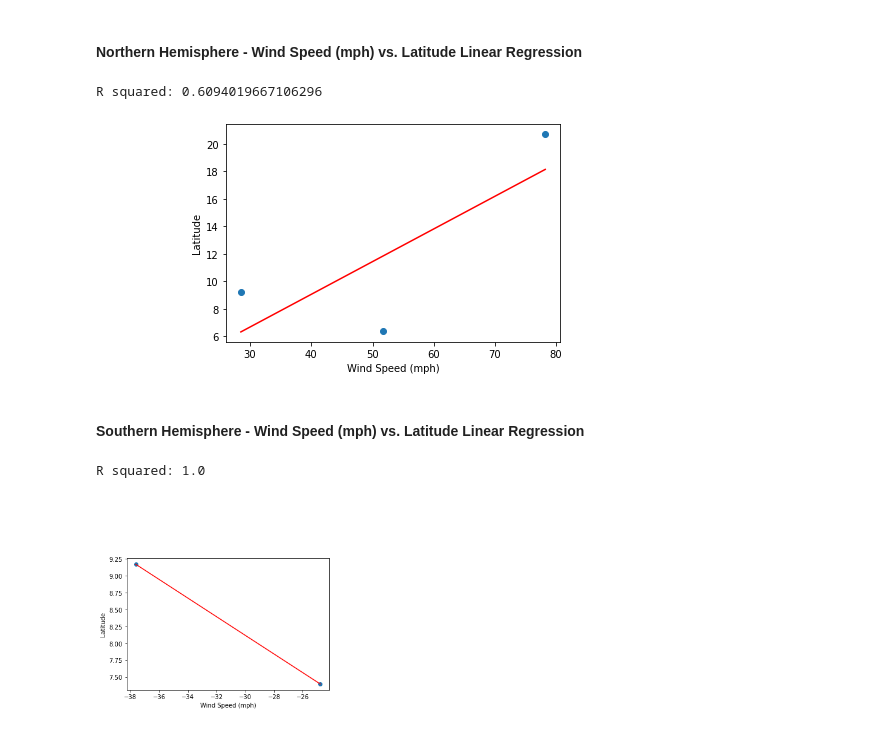
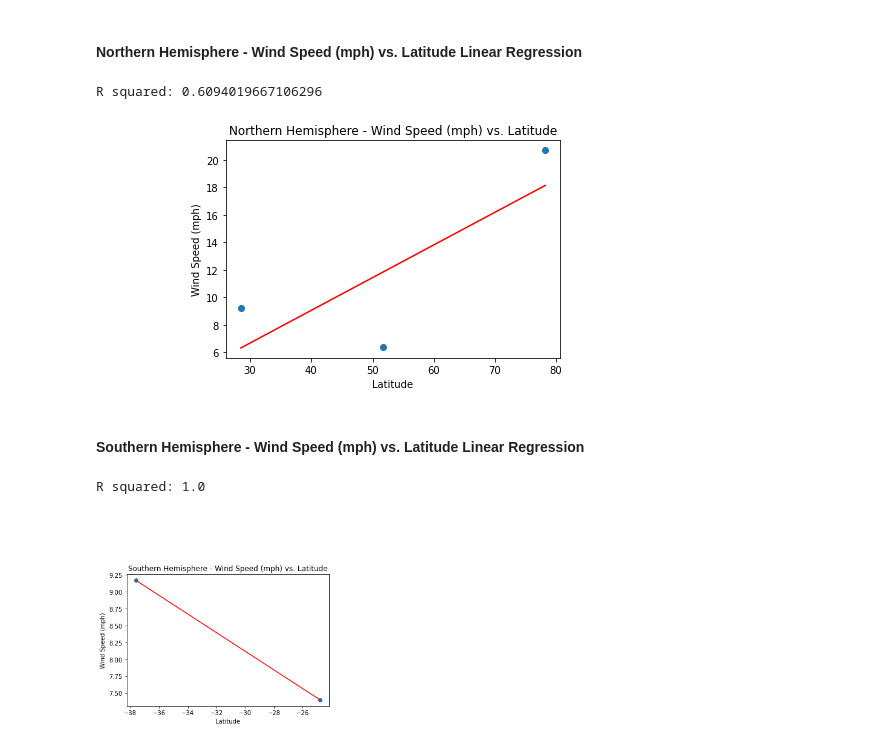
Before and after one commit to tonju27/python-api-challenge, a Jupyter notebook: WeatherPy/WeatherPy.ipynb, the cells around one changed output. Saved outputs shown, nothing was run; the diff lists cells and outputs as text; code cells hidden in the pictures.

```diff
--- a/WeatherPy/WeatherPy.ipynb
+++ b/WeatherPy/WeatherPy.ipynb
@@ -489,36 +483,39 @@ R squared: 1.0
 # %% [markdown]
 ####  Northern Hemisphere - Wind Speed (mph) vs. Latitude Linear Regression
 # %%
+# assign x and y values
 x_values = northern["lat"]
 y_values = northern["wind"]
 
 # Run linear regression
 (slope, intercept, rvalue, pvalue, stderr) = linregress(x_values, y_values)
 regress_values = x_values * slope + intercept
 line_eq = "y = " + str(round(slope,2)) + "x + " + str(round(intercept,2))
 
 # Plot scatter plot
 plt.scatter(x_values,y_values)
 
 # Plot regression line
 plt.plot(x_values,regress_values,"r-")
 plt.annotate(line_eq,(6,10),fontsize=15,color="red")
 
 # Label plot
-plt.xlabel('Wind Speed (mph)')
-plt.ylabel('Latitude')
+plt.ylabel('Wind Speed (mph)')
+plt.xlabel('Latitude')
+plt.title('Northern Hemisphere - Wind Speed (mph) vs. Latitude')
 
 # Print r square value
 print(f"R squared: {rvalue**2}")
 
 # Show plot
 plt.show()
 # %% [output]
 R squared: 0.6094019667106296
-[figure, old version]
+[figure, new version]
 # %% [markdown]
 ####  Southern Hemisphere - Wind Speed (mph) vs. Latitude Linear Regression
 # %%
+# assign x and y values
 x_values = southern["lat"]
 y_values = southern["wind"]
 
@@ -535,8 +532,9 @@ plt.plot(x_values,regress_values,"r-")
 plt.annotate(line_eq,(6,10),fontsize=15,color="red")
 
 # Label plot
-plt.xlabel('Wind Speed (mph)')
-plt.ylabel('Latitude')
+plt.ylabel('Wind Speed (mph)')
+plt.xlabel('Latitude')
+plt.title('Southern Hemisphere - Wind Speed (mph) vs. Latitude')
 
 # Print r square value
 print(f"R squared: {rvalue**2}")
@@ -545,4 +543,4 @@ print(f"R squared: {rvalue**2}")
 plt.show()
 # %% [output]
 R squared: 1.0
-[figure, old version]
+[figure, new version]
```
Also changed, not shown: parts of 7 cells of this notebook.
